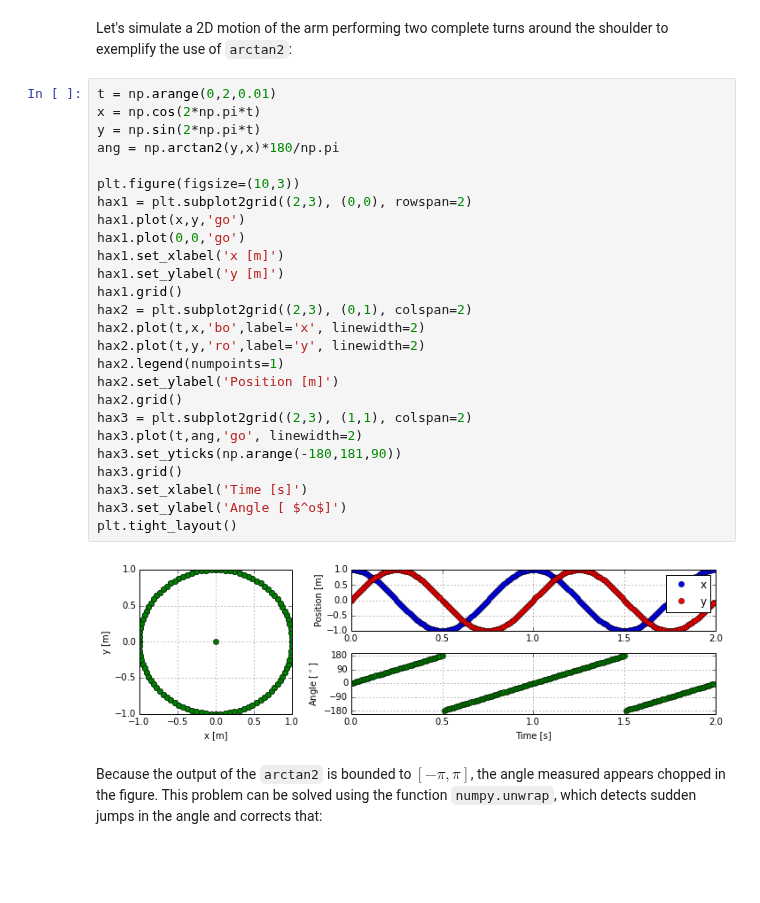
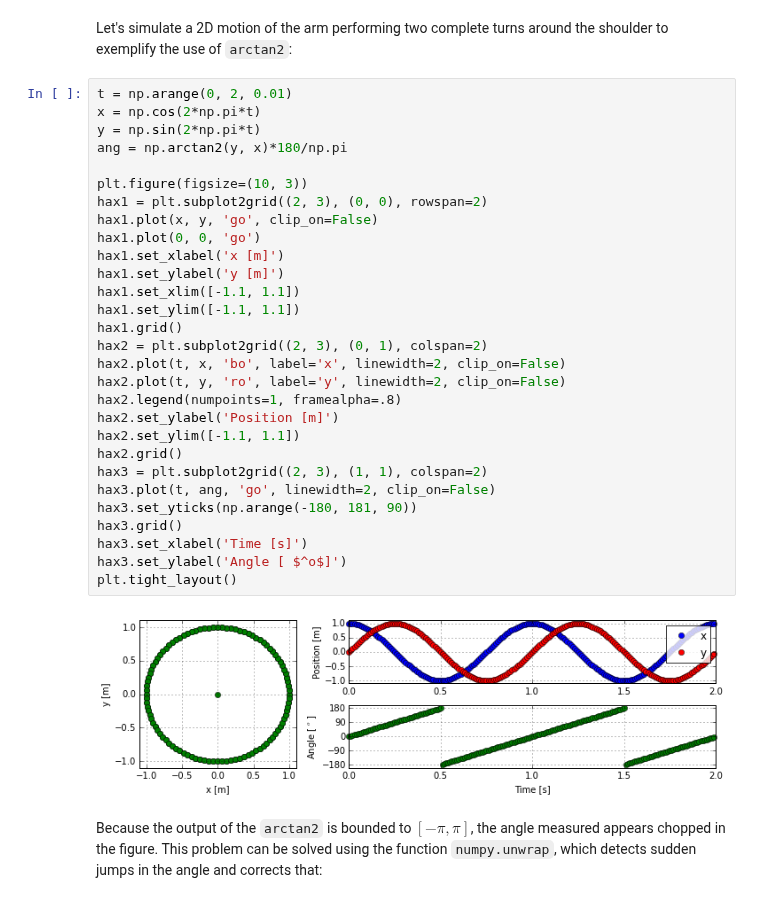
Before and after one commit to BMClab/BMC, a Jupyter notebook: notebooks/AngularKinematics2D.ipynb, the cells around one changed output. Saved outputs shown, nothing was run; the diff lists cells and outputs as text; blank space fills up the shorter version.

```diff
--- a/notebooks/AngularKinematics2D.ipynb
+++ b/notebooks/AngularKinematics2D.ipynb
@@ -64,33 +47,36 @@ np.deg2rad(180) = 3.14159265359
 # %% [markdown]
 Let's simulate a 2D motion of the arm performing two complete turns around the shoulder to exemplify the use of `arctan2`:
 # %%
-t = np.arange(0,2,0.01)
+t = np.arange(0, 2, 0.01)
 x = np.cos(2*np.pi*t)
 y = np.sin(2*np.pi*t)
-ang = np.arctan2(y,x)*180/np.pi
+ang = np.arctan2(y, x)*180/np.pi
 
-plt.figure(figsize=(10,3))
-hax1 = plt.subplot2grid((2,3), (0,0), rowspan=2)
-hax1.plot(x,y,'go')
-hax1.plot(0,0,'go')
+plt.figure(figsize=(10, 3))
+hax1 = plt.subplot2grid((2, 3), (0, 0), rowspan=2)
+hax1.plot(x, y, 'go', clip_on=False)
+hax1.plot(0, 0, 'go')
 hax1.set_xlabel('x [m]')
 hax1.set_ylabel('y [m]')
+hax1.set_xlim([-1.1, 1.1])
+hax1.set_ylim([-1.1, 1.1])
 hax1.grid()
-hax2 = plt.subplot2grid((2,3), (0,1), colspan=2)
-hax2.plot(t,x,'bo',label='x', linewidth=2)
-hax2.plot(t,y,'ro',label='y', linewidth=2)
-hax2.legend(numpoints=1)
+hax2 = plt.subplot2grid((2, 3), (0, 1), colspan=2)
+hax2.plot(t, x, 'bo', label='x', linewidth=2, clip_on=False)
+hax2.plot(t, y, 'ro', label='y', linewidth=2, clip_on=False)
+hax2.legend(numpoints=1, framealpha=.8)
 hax2.set_ylabel('Position [m]')
+hax2.set_ylim([-1.1, 1.1])
 hax2.grid()
-hax3 = plt.subplot2grid((2,3), (1,1), colspan=2)
-hax3.plot(t,ang,'go', linewidth=2)
-hax3.set_yticks(np.arange(-180,181,90))
+hax3 = plt.subplot2grid((2, 3), (1, 1), colspan=2)
+hax3.plot(t, ang, 'go', linewidth=2, clip_on=False)
+hax3.set_yticks(np.arange(-180, 181, 90))
 hax3.grid()
 hax3.set_xlabel('Time [s]')
 hax3.set_ylabel('Angle [ $^o$]')
 plt.tight_layout()
 # %% [output]
-[figure, old version]
+[figure, new version]
 # %% [markdown]
 Because the output of the `arctan2` is bounded to $[-\pi,\pi]$, the angle measured appears chopped in the figure. This problem can be solved using the function `numpy.unwrap`, which detects sudden jumps in the angle and corrects that:
 # %%
```
Also changed, not shown: parts of 17 cells of this notebook, 11 other files.
